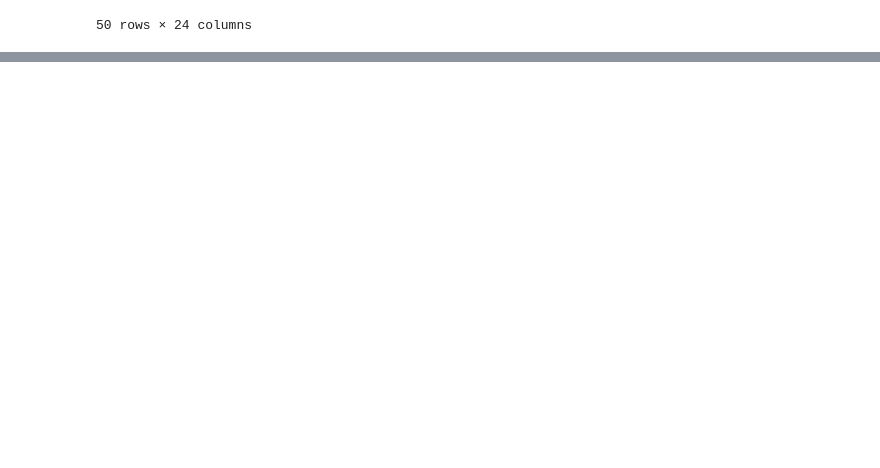
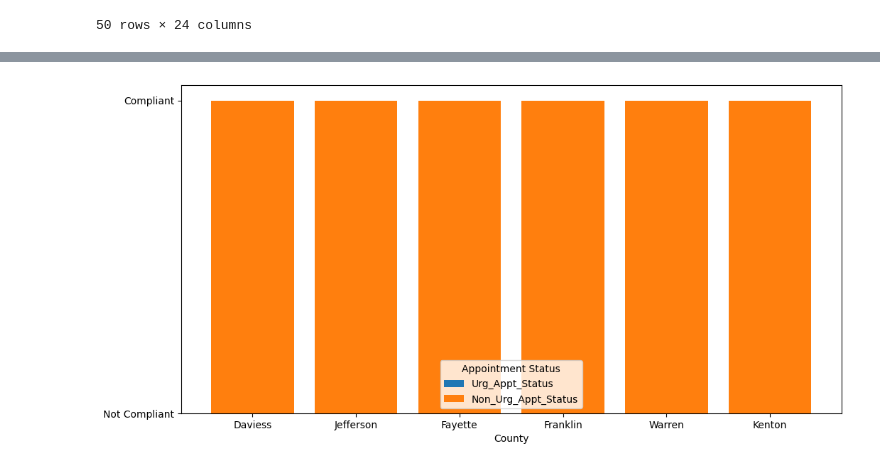
Before and after one commit to shahbijay/provider-appt-kymc, a Jupyter notebook: provider-appt-dboard.ipynb, the cells around one changed output, grey strips where cells are left out. Cells and saved outputs as stored; diff of their text form; code cells hidden in the pictures; blank space fills up the shorter version.

```diff
--- a/provider-appt-dboard.ipynb
+++ b/provider-appt-dboard.ipynb
@@ -214,4 +223,14 @@ survey_data.head(50)
 | 48 | 56-7992501 | Kimberly | Jimenez | 496-28-7283 | KY Medicaid | 0719 Gonzales Flats Suite 998 | Louisville | Jefferson | Kentucky | 40202 | ... |
 | 49 | 61-9990448 | Joseph | Hart | 366-96-8800 | KY Medicaid | 84090 Miller Port | Lexington | Fayette | Kentucky | 40509 | ... |
 50 rows × 24 columns
+# %%
+# Check compliance for urgent appointments
+survey_data.loc[survey_data['Day_btwn_survey_and_Urg_Appt'].dt.days < 2, 'Urg_Appt_Status'] = 'Compliant'
+survey_data.loc[(survey_data['Day_btwn_survey_and_Urg_Appt'].dt.days == 2) & (survey_data['Time_Difference'] < 0), 'Urg_Appt_Status'] = 'Compliant'
+survey_data.loc[(survey_data['Day_btwn_survey_and_Urg_Appt'].dt.days == 2) & (survey_data['Time_Difference'] >= 0), 'Urg_Appt_Status'] = 'Not Compliant'
+survey_data.loc[survey_data['Day_btwn_survey_and_Urg_Appt'].dt.days > 2, 'Urg_Appt_Status'] = 'Not Compliant'
+
+# Check compliance for non-urgent appointments
+survey_data.loc[survey_data['Day_btwn_survey_and_Non_Urg_Appt'].dt.days <= 30, 'Non_Urg_Appt_Status'] = 'Compliant'
+survey_data.loc[survey_data['Day_btwn_survey_and_Non_Urg_Appt'].dt.days > 30, 'Non_Urg_Appt_Status'] = 'Not Compliant'
 # %%
@@ -223,0 +300,9 @@ TypeError: Invalid comparison between dtype=timedelta64[ns] and int
+# %%
+plt.figure(figsize = (12,6))
+plt.bar(survey_data['County'], survey_data['Urg_Appt_Status'], label='Urg_Appt_Status')
+plt.bar(survey_data['County'], survey_data['Non_Urg_Appt_Status'], label='Non_Urg_Appt_Status')
+plt.xlabel('County')
+plt.legend(title='Appointment Status')
+plt.show()
+# %% [output]
+[figure, added]
```
Also changed, not shown: parts of 17 cells of this notebook, 1 other file.
